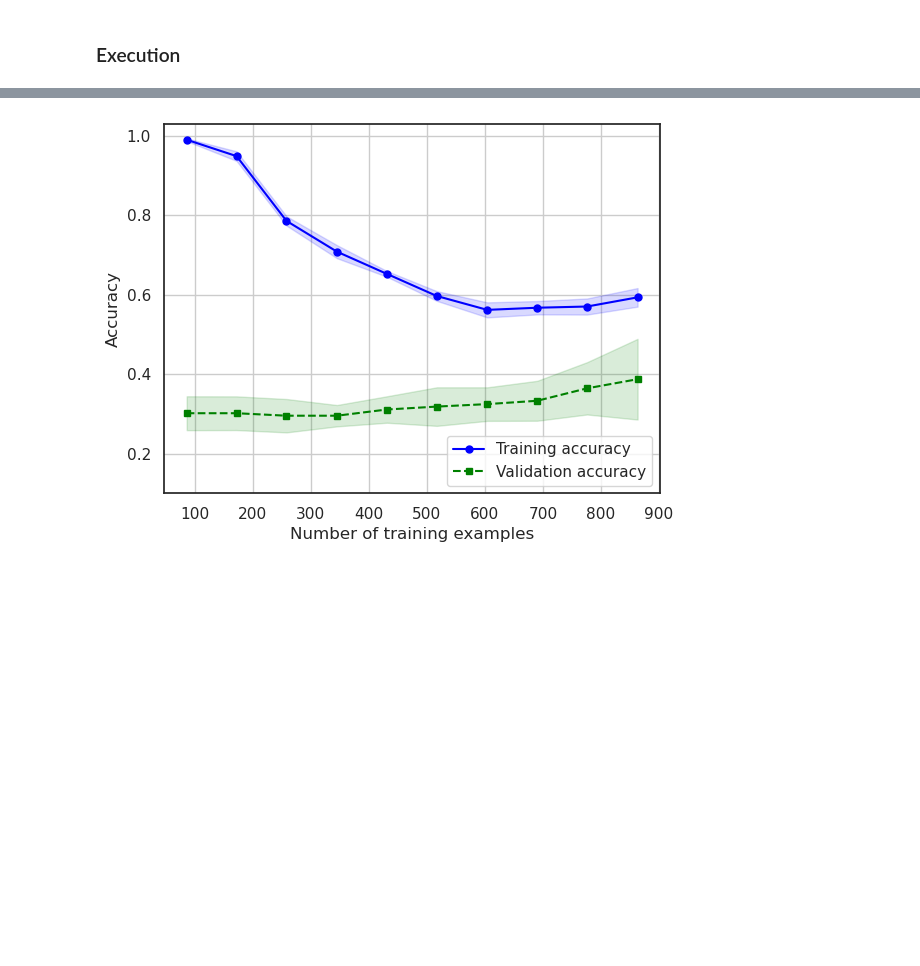
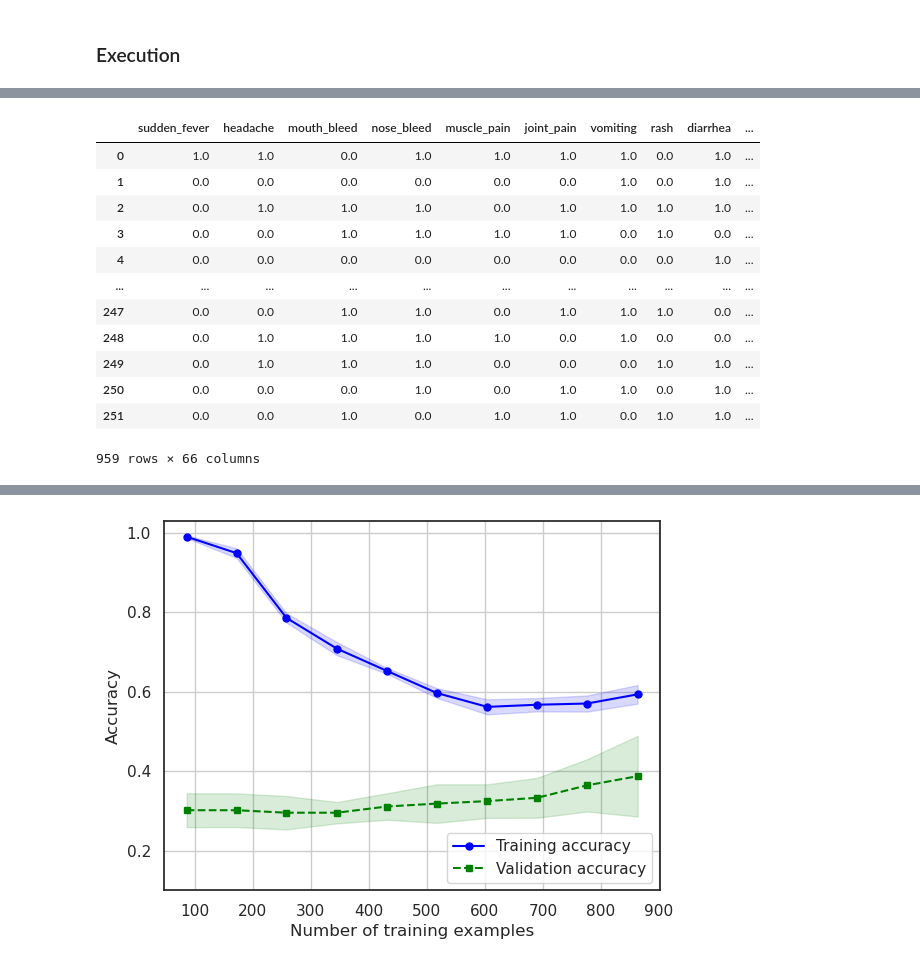
Before and after one commit to SilverSurferClash/ML_Best_Practices, a Jupyter notebook: se3-ep13-modelling.ipynb, the cells around one changed output, grey strips where cells are left out. Drawn from its saved outputs; the diff is of its cells as text; code cells hidden in the pictures; blank space fills up the shorter version.

```diff
--- a/se3-ep13-modelling.ipynb
+++ b/se3-ep13-modelling.ipynb
@@ -66,4 +53,6 @@ orig_train = pd.read_csv(r'../input/vector-borne-disease-prediction/trainn.csv')
 
 train.drop('id', axis = 1, inplace = True)
 test = test_1.drop('id', axis = 1)
+
+target = 'prognosis'
 # %%
@@ -296,0 +245,16 @@ IndentationError: unindent does not match any outer indentation level (<tokenize
+# %%
+tmp
+# %% [output]
+|  | sudden_fever | headache | mouth_bleed | nose_bleed | muscle_pain | joint_pain | vomiting | rash | diarrhea | ... |
+| 0 | 1.0 | 1.0 | 0.0 | 1.0 | 1.0 | 1.0 | 1.0 | 0.0 | 1.0 | ... |
+| 1 | 0.0 | 0.0 | 0.0 | 0.0 | 0.0 | 0.0 | 1.0 | 0.0 | 1.0 | ... |
+| 2 | 0.0 | 1.0 | 1.0 | 1.0 | 0.0 | 1.0 | 1.0 | 1.0 | 1.0 | ... |
+| 3 | 0.0 | 0.0 | 1.0 | 1.0 | 1.0 | 1.0 | 0.0 | 1.0 | 0.0 | ... |
+| 4 | 0.0 | 0.0 | 0.0 | 0.0 | 0.0 | 0.0 | 0.0 | 0.0 | 1.0 | ... |
+| ... | ... | ... | ... | ... | ... | ... | ... | ... | ... | ... |
+| 247 | 0.0 | 0.0 | 1.0 | 1.0 | 0.0 | 1.0 | 1.0 | 1.0 | 0.0 | ... |
+| 248 | 0.0 | 1.0 | 1.0 | 1.0 | 1.0 | 0.0 | 1.0 | 0.0 | 0.0 | ... |
+| 249 | 0.0 | 1.0 | 1.0 | 1.0 | 0.0 | 0.0 | 0.0 | 1.0 | 1.0 | ... |
+| 250 | 0.0 | 0.0 | 0.0 | 1.0 | 0.0 | 1.0 | 1.0 | 0.0 | 1.0 | ... |
+| 251 | 0.0 | 0.0 | 1.0 | 0.0 | 1.0 | 1.0 | 0.0 | 1.0 | 1.0 | ... |
+959 rows × 66 columns
```
Also changed, not shown: parts of 26 cells of this notebook.
